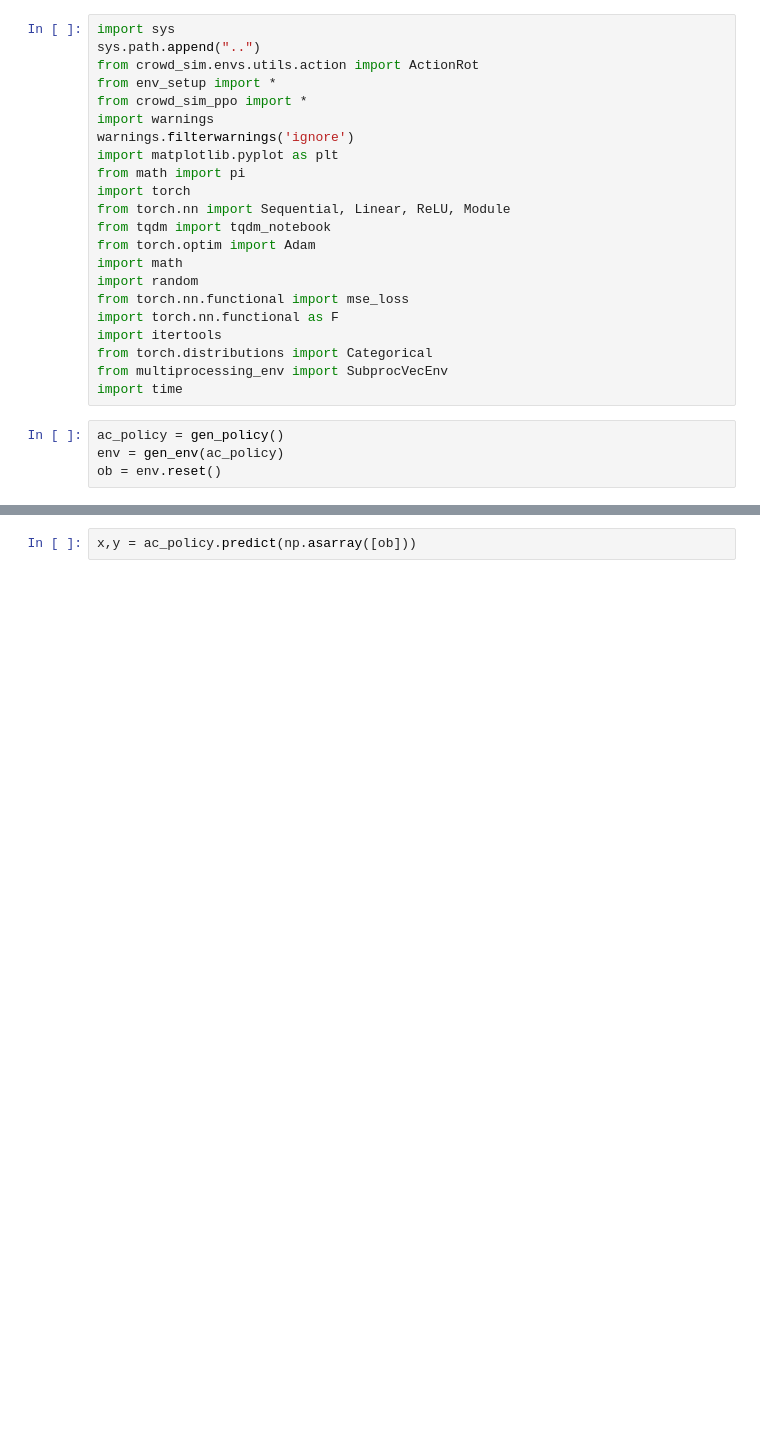
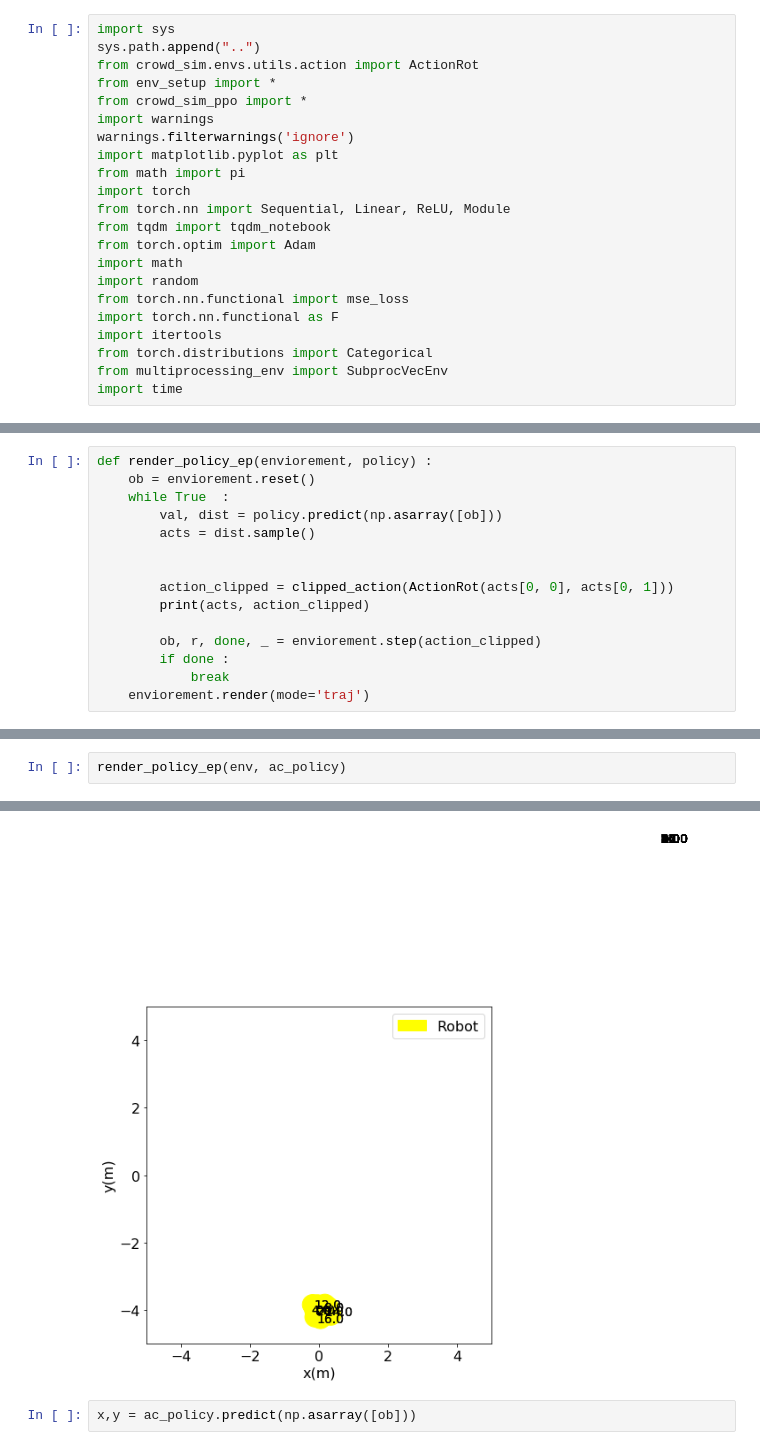
Before and after one commit to EcustBoy/CrowdNav_MSP, a Jupyter notebook: crowd_nav_ppo/train_ppo.ipynb, the cells around one changed output, grey strips where cells are left out. Saved outputs shown, nothing was run; the diff lists cells and outputs as text; blank space fills up the shorter version.

```diff
--- a/crowd_nav_ppo/train_ppo.ipynb
+++ b/crowd_nav_ppo/train_ppo.ipynb
@@ -256,7 +197,3 @@ import itertools
 from torch.distributions import Categorical
 from multiprocessing_env import SubprocVecEnv
 import time
-# %%
-ac_policy = gen_policy()
-env = gen_env(ac_policy)
-ob = env.reset()
@@ -270,0 +211,15 @@ env.humans
+# %%
+def render_policy_ep(enviorement, policy) :
+    ob = enviorement.reset()
+    while True  :
+        val, dist = policy.predict(np.asarray([ob]))
+        acts = dist.sample()
+
+
+        action_clipped = clipped_action(ActionRot(acts[0, 0], acts[0, 1]))
+        print(acts, action_clipped)
+
+        ob, r, done, _ = enviorement.step(action_clipped)
+        if done :
+            break
+    enviorement.render(mode='traj')
@@ -270,0 +245,3 @@ env.humans
+# %%
+render_policy_ep(env, ac_policy)
+# %% [output]
@@ -271,3 +265,4 @@ env.humans
+[figure, added]
 # %%
 x,y = ac_policy.predict(np.asarray([ob]))
 # %%
```
Also changed, not shown: parts of 17 cells of this notebook, 8 other files.
